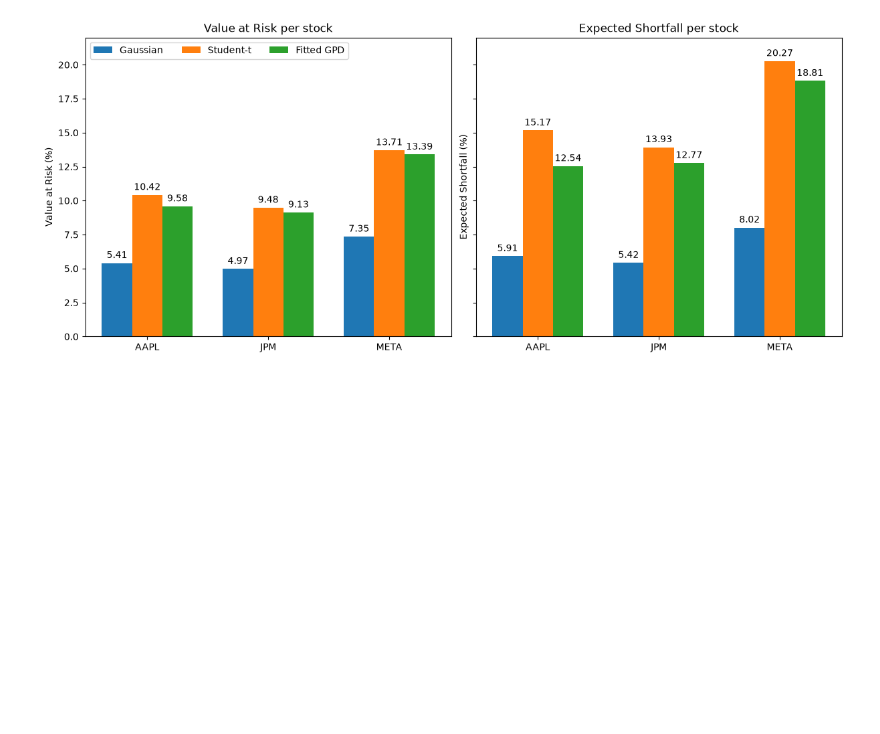
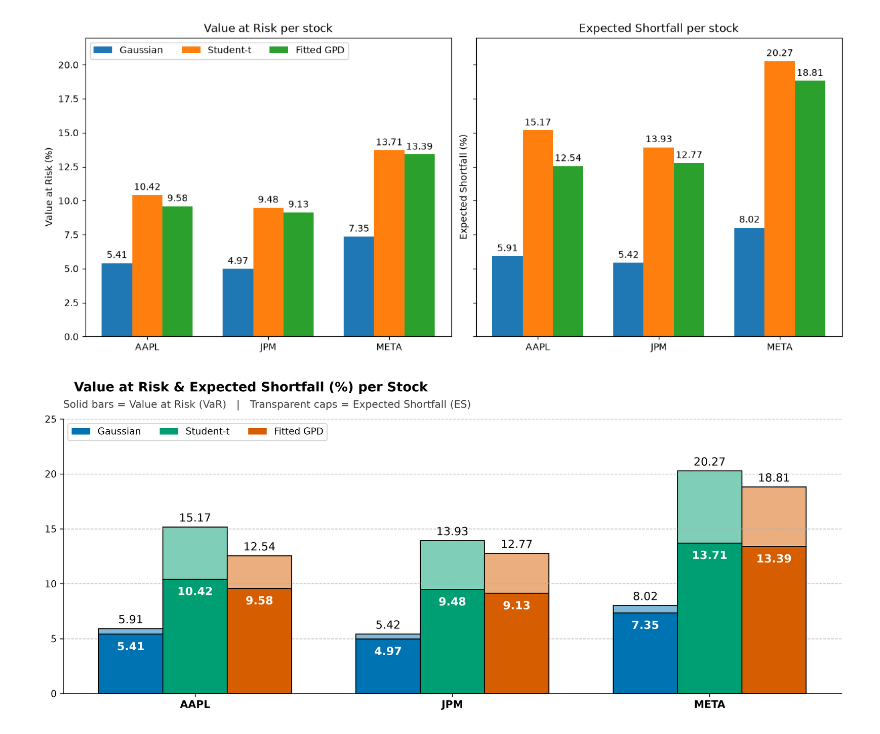
Before and after one commit to RomainFast121/QRM_project, a Jupyter notebook: Project_template.ipynb, the cells around one changed output. Drawn from its saved outputs; the diff is of its cells as text; code cells hidden in the pictures; blank space fills up the shorter version.

Commit message:
Updated the graphical result for Q6 (d-e)

```diff
--- a/Project_template.ipynb
+++ b/Project_template.ipynb
@@ -1491,3 +1492,74 @@ ax2.set_title('Expected Shortfall per stock')
 plt.show()
 # %% [output]
 [figure]
+# %%
+from matplotlib.patches import Patch
+
+stocks = tbl.index.to_list()
+stock_var = tbl['VaR'].round(2)
+stock_es = tbl['ES'].round(2)
+
+# Color palette
+colors_var = [
+    (0.00, 0.45, 0.70),  # Deep Blue   (#0072B2)
+    (0.00, 0.62, 0.45),  # Bluish Green/Teal (#009E73)
+    (0.84, 0.37, 0.00),  # Vermilion/Burnt Orange (#D55E00)
+]
+colors_es = [(r, g, b, 0.5) for r, g, b in colors_var]
+
+# Initiate objects
+fig, ax1 = plt.subplots(1, 1, figsize=(12, 5), layout='constrained', dpi=300)
+
+# Plot title
+fig.suptitle(
+    'Value at Risk & Expected Shortfall (%) per Stock',
+    fontsize=14,
+    fontweight='bold',
+    x=0.04, ha='left'
+)
+
+# Subtitle right underneath explaining the visual encoding
+ax1.set_title(
+    'Solid bars = Value at Risk (VaR)   |   Transparent caps = Expected Shortfall (ES)',
+    fontsize=11,
+    color='#444444',
+    loc='left',
+    pad=12
+)
+
+# Grid handling
+ax1.grid(True, axis='y', linestyle = '--', alpha = 0.8)
+ax1.spines[['top', 'right']].set_visible(False)
+ax1.set_ylim(0, 25)
+
+# Generate the grouped bar plot
+res1 = ax1.grouped_bar(stock_var, tick_labels=stocks, group_spacing=1, colors = colors_var, zorder = 2, edgecolor = 'black')
+res2 = ax1.grouped_bar(stock_es, tick_labels = stocks, group_spacing=1, colors = colors_es, zorder = 1, edgecolor = 'black')
+
+
+# Plot the values
+for container in res1.bar_containers:
+    ax1.bar_label(container, padding=-20, color='white', fontweight='bold', fontsize=12)
+
+for container in res2.bar_containers:
+    ax1.bar_label(container, padding=3, fontsize=12)
+
+
+# Style for x label (stocks name)
+ax1.tick_params(axis='x', labelsize=11)
+plt.setp(ax1.get_xticklabels(), fontweight='bold')
+
+
+# Custom legend so both the distributions (colors) and VaR vs. ES (opacity) are clear
+legend_handles = [
+    Patch(facecolor=color, label=col)
+    for color, col in zip(colors_var, stock_var.columns)
+]
+ax1.legend(handles=legend_handles, loc='upper left', ncols=3)
+
+
+plt.savefig('output/Q6_VaR_ES_original.svg')
+plt.savefig('output/Q6_VaR_ES_original.png')
+plt.show()
+# %% [output]
+[figure, added]
```
Also changed, not shown: parts of 7 cells of this notebook, 3 other files.
